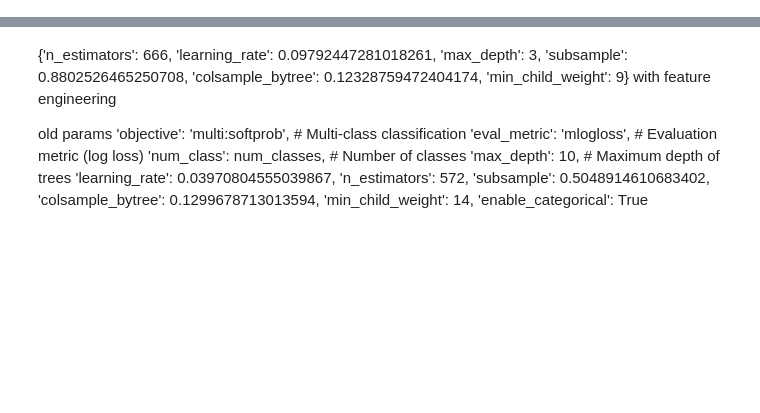
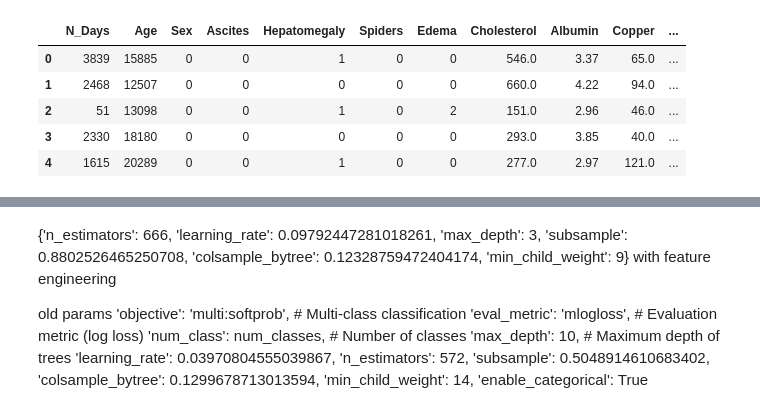
Before and after one commit to hammondb82/Liver-Cirrhosis, a Jupyter notebook: cirrhosis-liver-notebook.ipynb, the cells around one changed output, grey strips where cells are left out. Saved outputs shown, nothing was run; the diff lists cells and outputs as text; code cells hidden in the pictures; blank space fills up the shorter version.

```diff
--- a/cirrhosis-liver-notebook.ipynb
+++ b/cirrhosis-liver-notebook.ipynb
@@ -116,38 +98,0 @@ categorical_columns.remove('Edema')
-# %%
-ordinal_transformer = Pipeline(steps=[
-    ('ordinal_encoder', OrdinalEncoder())
-])
-
-onehot_transformer = Pipeline(steps=[
-    ('onehot_encoder', OneHotEncoder())
-])
-
-preprocessor = ColumnTransformer(
-    transformers = [
-        ('ohe', onehot_transformer, ['Edema']),
-        ('ord', ordinal_transformer, categorical_columns),
-    ]
-)
-cat_cols = ['Edema_N', 'Edema_S', 'Edema_Y'] + categorical_columns
-
-train_df[cat_cols] = preprocessor.fit_transform(train_df)
-test_df[cat_cols] = preprocessor.transform(test_df)
-train_df.drop(columns = ['Edema'], inplace = True)
-test_df.drop(columns = ['Edema'], inplace = True)
-
-lbl = LabelEncoder()
-train_df['Status'] = lbl.fit_transform(train_df['Status'])
-# %%
-numerical_transformer = Pipeline(steps=[
-    ('scaling', RobustScaler())
-])
-
-preprocessor = ColumnTransformer(
-    transformers = [
-        ('num', numerical_transformer, numerical_columns),
-
-    ]
-)
-
-train_df[numerical_columns] = preprocessor.fit_transform(train_df)
-test_df[numerical_columns] = preprocessor.transform(test_df)
@@ -196,0 +142,10 @@ plt.show()
+# %%
+# verify the test data has been transformed
+test_df.head()
+# %% [output]
+|  | N_Days | Age | Sex | Ascites | Hepatomegaly | Spiders | Edema | Cholesterol | Albumin | Copper | ... |
+| 0 | 3839 | 15885 | 0 | 0 | 1 | 0 | 0 | 546.0 | 3.37 | 65.0 | ... |
+| 1 | 2468 | 12507 | 0 | 0 | 0 | 0 | 0 | 660.0 | 4.22 | 94.0 | ... |
+| 2 | 51 | 13098 | 0 | 0 | 1 | 0 | 2 | 151.0 | 2.96 | 46.0 | ... |
+| 3 | 2330 | 18180 | 0 | 0 | 0 | 0 | 0 | 293.0 | 3.85 | 40.0 | ... |
+| 4 | 1615 | 20289 | 0 | 0 | 1 | 0 | 0 | 277.0 | 2.97 | 121.0 | ... |
```
Also changed, not shown: parts of 74 cells of this notebook.
